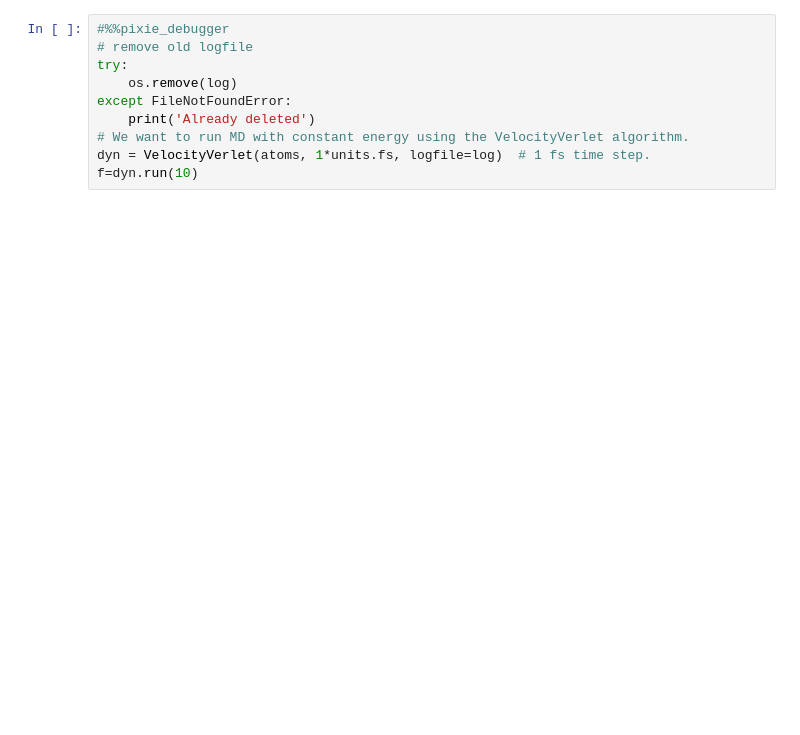
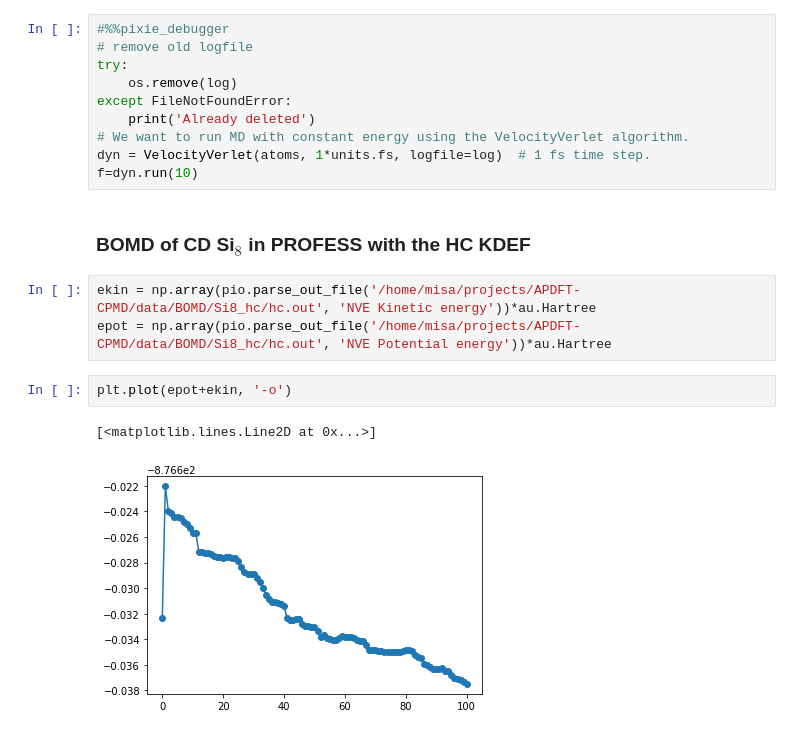
Before and after one commit to ferchault/APDFT, a Jupyter notebook: prototyping/apdft-ofdft-cpmd/test_PROFESS_CPMD.ipynb, the cells around one changed output. Cells and saved outputs as stored; diff of their text form; blank space fills up the shorter version.

```diff
--- a/prototyping/apdft-ofdft-cpmd/test_PROFESS_CPMD.ipynb
+++ b/prototyping/apdft-ofdft-cpmd/test_PROFESS_CPMD.ipynb
@@ -49,3 +48,13 @@ except FileNotFoundError:
 # We want to run MD with constant energy using the VelocityVerlet algorithm.
 dyn = VelocityVerlet(atoms, 1*units.fs, logfile=log)  # 1 fs time step.
 f=dyn.run(10)
+# %% [markdown]
+### BOMD of CD Si$_8$ in PROFESS with the HC KDEF
+# %%
+ekin = np.array(pio.parse_out_file('/home/misa/projects/APDFT-CPMD/data/BOMD/Si8_hc/hc.out', 'NVE Kinetic energy'))*au.Hartree
+epot = np.array(pio.parse_out_file('/home/misa/projects/APDFT-CPMD/data/BOMD/Si8_hc/hc.out', 'NVE Potential energy'))*au.Hartree
+# %%
+plt.plot(epot+ekin, '-o')
+# %% [output]
+[<matplotlib.lines.Line2D at 0x...>]
+[figure, added]
```
Also changed, not shown: parts of 8 cells of this notebook, 7 other files.
